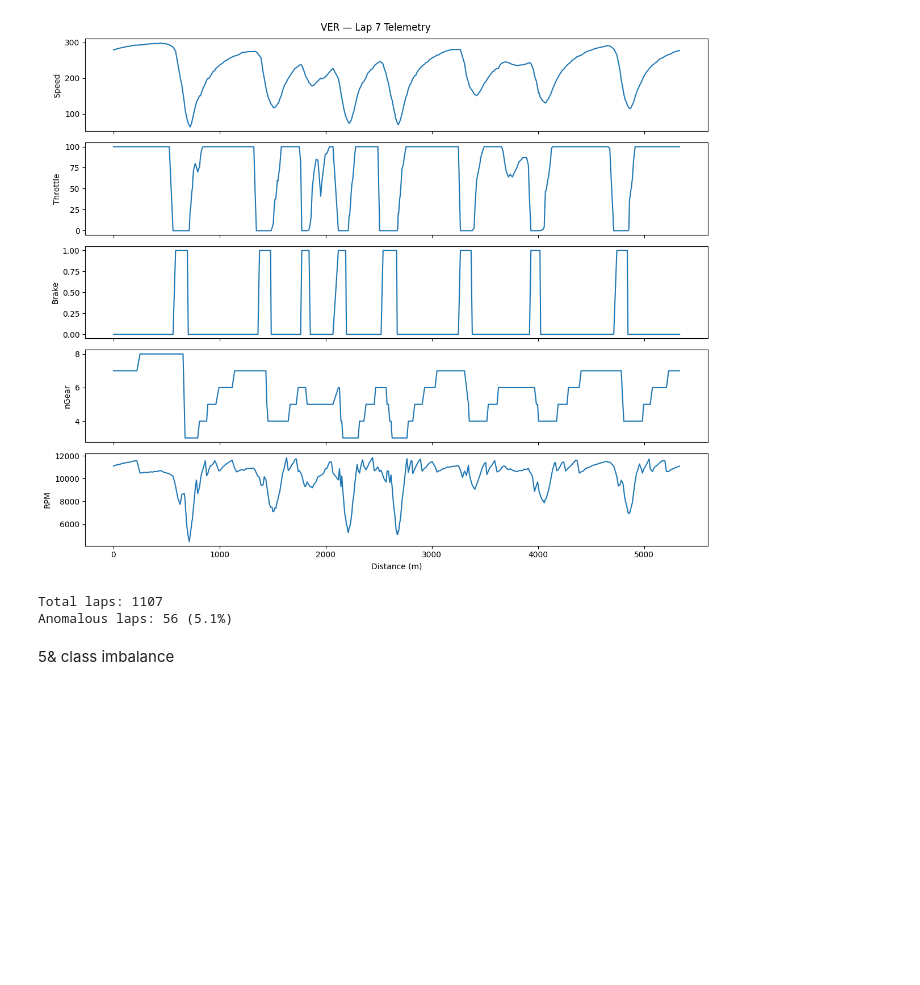
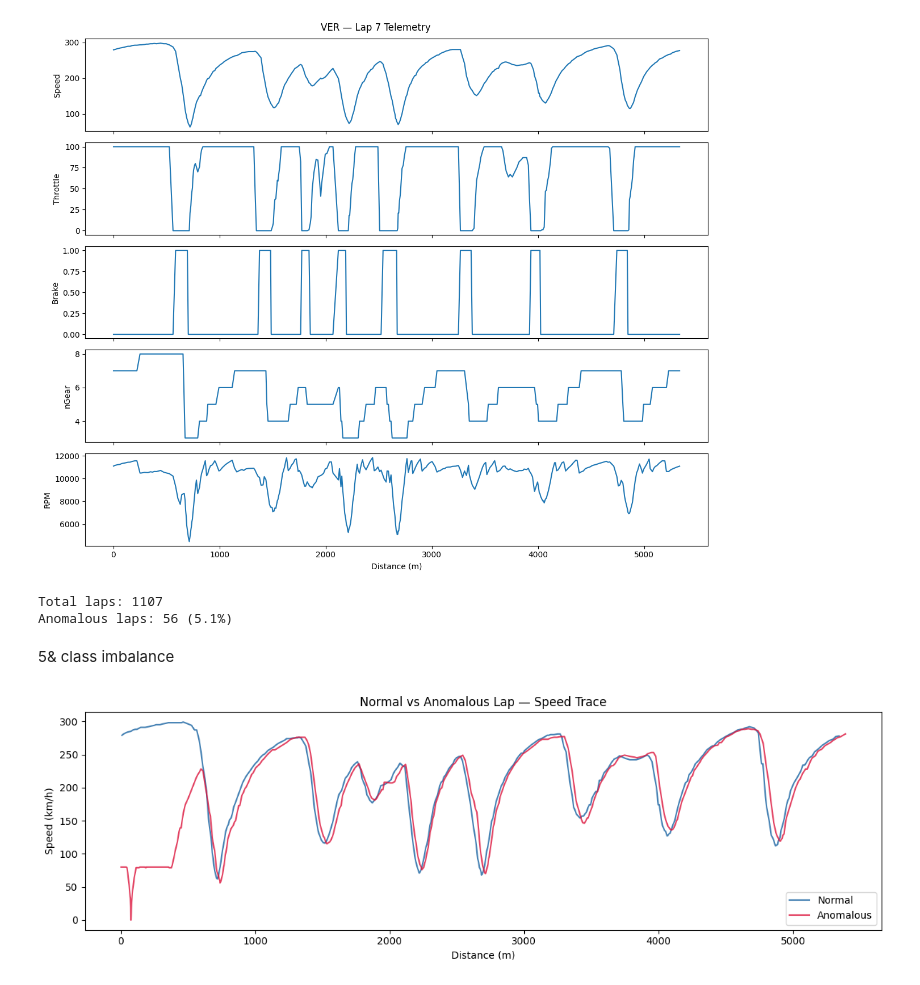
Before and after one commit to l-krrish/f1-anomaly-detector, a Jupyter notebook: notebooks/day_1eda.ipynb, the cells around one changed output. Cells and saved outputs as stored; diff of their text form; code cells hidden in the pictures; blank space fills up the shorter version.

```diff
--- a/notebooks/day_1eda.ipynb
+++ b/notebooks/day_1eda.ipynb
@@ -106,3 +106,21 @@ Total laps: 1107
 Anomalous laps: 56 (5.1%)
 # %% [markdown]
 5& class imbalance
+# %%
+normal_lap = laps_clean[laps_clean['is_anomaly'] == False].iloc[10]
+anomaly_lap = laps_clean[laps_clean['is_anomaly'] == True].iloc[0]
+
+tel_normal = collector.get_telemetry(normal_lap)
+tel_anomaly = collector.get_telemetry(anomaly_lap)
+
+plt.figure(figsize=(12, 4))
+plt.plot(tel_normal['Distance'], tel_normal['Speed'], label='Normal', color='steelblue')
+plt.plot(tel_anomaly['Distance'], tel_anomaly['Speed'], label='Anomalous', color='crimson', alpha=0.8)
+plt.xlabel('Distance (m)')
+plt.ylabel('Speed (km/h)')
+plt.title('Normal vs Anomalous Lap — Speed Trace')
+plt.legend()
+plt.tight_layout()
+plt.show()
+# %% [output]
+[figure, added]
```
Also changed, not shown: 4 other files.
